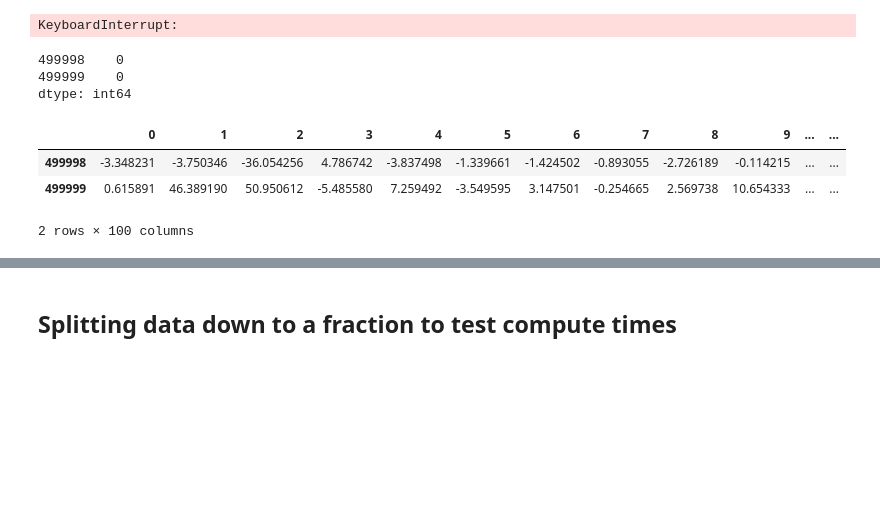
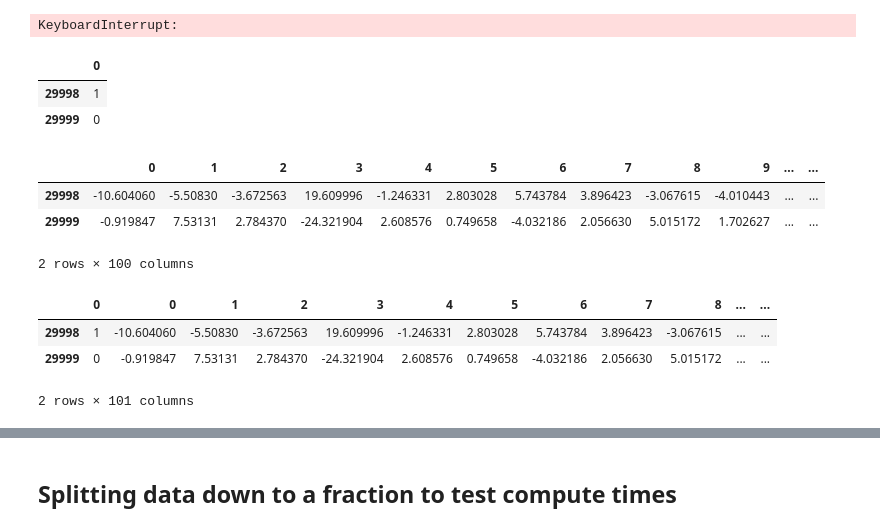
Before and after one commit to ggomp2885/Python, a Jupyter notebook: ML_experiments/10_million_datapoints.ipynb, the cells around one changed output, grey strips where cells are left out. Drawn from its saved outputs; the diff is of its cells as text; code cells hidden in the pictures; blank space fills up the shorter version.

Commit message:
Add - pandas concat statements

```diff
--- a/ML_experiments/10_million_datapoints.ipynb
+++ b/ML_experiments/10_million_datapoints.ipynb
@@ -26,19 +26,26 @@ display(X.tail(5))
 KeyboardInterrupt:
 # %%
 %%time
-X, y = make_classification(n_samples=500_000, n_features=100, n_informative=80,
+X, y = make_classification(n_samples=30_000, n_features=100, n_informative=80,
                           n_redundant=10, n_repeated=5, n_classes=2, weights=[.7, .3],
                           flip_y=.05, random_state=1)
 X = pd.DataFrame(X)
-y = pd.Series(y)
+y = pd.DataFrame(y)
 
 display(y.tail(2))
 display(X.tail(2))
+
+all_data = pd.concat([y, X], axis=1)
+display(all_data.tail(2))
 # %% [output]
+|  | 0 |
+| 29998 | 1 |
+| 29999 | 0 |
+|  | 0 | 1 | 2 | 3 | 4 | 5 | 6 | 7 | 8 | 9 | ... | ... |
+| 29998 | -10.604060 | -5.50830 | -3.672563 | 19.609996 | -1.246331 | 2.803028 | 5.743784 | 3.896423 | -3.067615 | -4.010443 | ... | ... |
+| 29999 | -0.919847 | 7.53131 | 2.784370 | -24.321904 | 2.608576 | 0.749658 | -4.032186 | 2.056630 | 5.015172 | 1.702627 | ... | ... |
-499998    0
-499999    0
-dtype: int64
+2 rows × 100 columns
-|  | 0 | 1 | 2 | 3 | 4 | 5 | 6 | 7 | 8 | 9 | ... | ... |
-| 499998 | -3.348231 | -3.750346 | -36.054256 | 4.786742 | -3.837498 | -1.339661 | -1.424502 | -0.893055 | -2.726189 | -0.114215 | ... | ... |
-| 499999 | 0.615891 | 46.389190 | 50.950612 | -5.485580 | 7.259492 | -3.549595 | 3.147501 | -0.254665 | 2.569738 | 10.654333 | ... | ... |
+|  | 0 | 0 | 1 | 2 | 3 | 4 | 5 | 6 | 7 | 8 | ... | ... |
+| 29998 | 1 | -10.604060 | -5.50830 | -3.672563 | 19.609996 | -1.246331 | 2.803028 | 5.743784 | 3.896423 | -3.067615 | ... | ... |
+| 29999 | 0 | -0.919847 | 7.53131 | 2.784370 | -24.321904 | 2.608576 | 0.749658 | -4.032186 | 2.056630 | 5.015172 | ... | ... |
-2 rows × 100 columns
+2 rows × 101 columns
```
Also changed, not shown: parts of 7 cells of this notebook, 1 other file.
